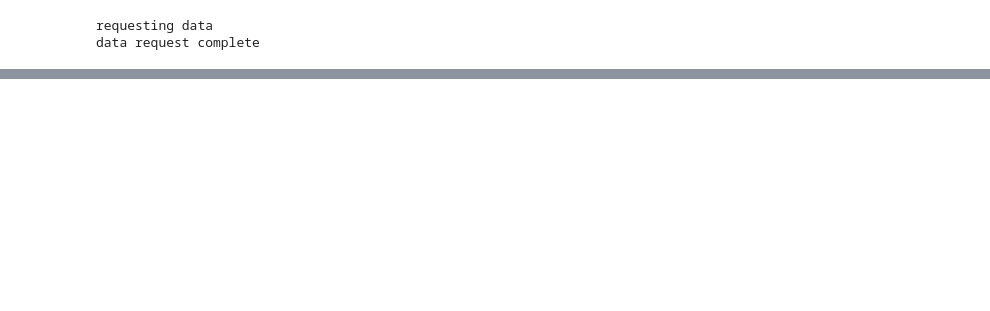
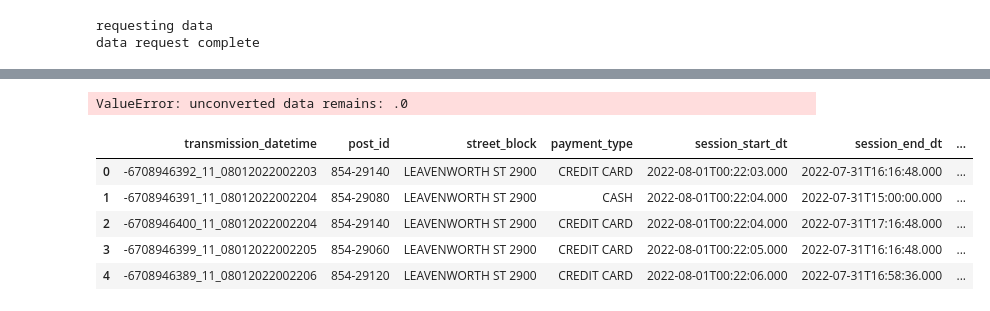
Before and after one commit to DonnieData/data_normalization-, a Jupyter notebook: python/sand_box.ipynb, the cells around one changed output, grey strips where cells are left out. Cells and saved outputs as stored; diff of their text form; code cells hidden in the pictures; blank space fills up the shorter version.

Commit message:
creating time group table

```diff
--- a/python/sand_box.ipynb
+++ b/python/sand_box.ipynb
@@ -126,0 +157,9 @@ df
+# %%
+#extract time
+df['session_start_time'] = pd.to_datetime(df['session_start_dt']).dt.time
+#extract hour
+df['session_start_hour'] = pd.to_datetime(df['session_start_dt']).dt.hour
+#extract minute
+df['session_start_minute'] = pd.to_datetime(df['session_start_dt']).dt.minute
+#group minutes
+df['session_start_minute_group'] = 5 * round(df['session_start_minute'] / 5)
@@ -126,0 +217,4 @@ df
+# %%
+df['session_start_minute_group'] = df['session_start_minute_group'].astype(int)
+df['session_start_minute_group'] = df['session_start_minute_group'].astype(str)
+df['session_start_hour'] = df['session_start_hour'].astype(str)
@@ -126,0 +223,2 @@ df
+# %%
+df['time_string'] = df.session_start_hour+df.session_start_minute_group
@@ -126,0 +277,15 @@ df
+# %%
+ pd.to_datetime(df['session_start_minute_group'].astype(str), format='%M').dt.time
+# %% [output]
+ValueError: unconverted data remains: .0
+# %%
+df['grouped_time'] = df['session_start_minute'].astype(str)
+# %%
+df.head()
+# %% [output]
+|  | transmission_datetime | post_id | street_block | payment_type | session_start_dt | session_end_dt | ... |
+| 0 | -6708946392_11_08012022002203 | 854-29140 | LEAVENWORTH ST 2900 | CREDIT CARD | 2022-08-01T00:22:03.000 | 2022-07-31T16:16:48.000 | ... |
+| 1 | -6708946391_11_08012022002204 | 854-29080 | LEAVENWORTH ST 2900 | CASH | 2022-08-01T00:22:04.000 | 2022-07-31T15:00:00.000 | ... |
+| 2 | -6708946400_11_08012022002204 | 854-29140 | LEAVENWORTH ST 2900 | CREDIT CARD | 2022-08-01T00:22:04.000 | 2022-07-31T17:16:48.000 | ... |
+| 3 | -6708946399_11_08012022002205 | 854-29060 | LEAVENWORTH ST 2900 | CREDIT CARD | 2022-08-01T00:22:05.000 | 2022-07-31T16:16:48.000 | ... |
+| 4 | -6708946389_11_08012022002206 | 854-29120 | LEAVENWORTH ST 2900 | CREDIT CARD | 2022-08-01T00:22:06.000 | 2022-07-31T16:58:36.000 | ... |
```
Also changed, not shown: parts of 60 cells of this notebook, 1 other file.
